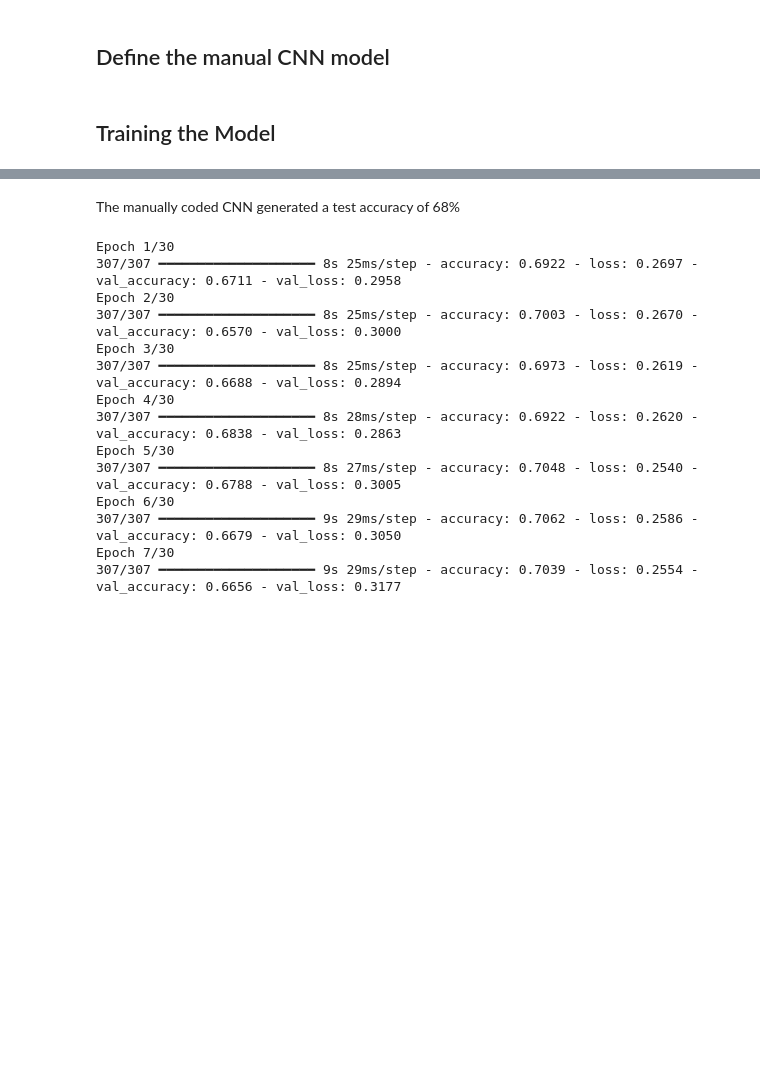
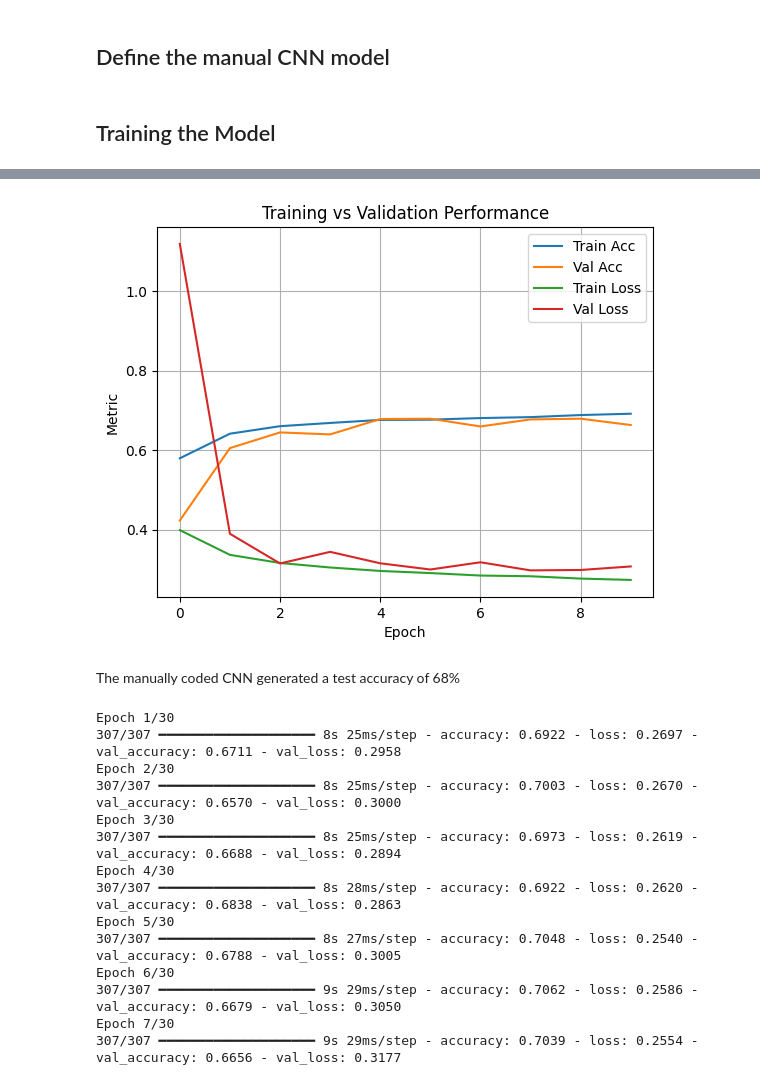
Before and after one commit to cgk18/ekg, a Jupyter notebook: signal_ml.ipynb, the cells around one changed output, grey strips where cells are left out. Drawn from its saved outputs; the diff is of its cells as text; code cells hidden in the pictures; blank space fills up the shorter version.

```diff
--- a/signal_ml.ipynb
+++ b/signal_ml.ipynb
@@ -12,7 +12,7 @@ def load_raw_data(df, sampling_rate, path):
     data = np.array([signal for signal, meta in data])
     return data
 # %%
-path = 'dat/ptb-xl-a-large-publicly-available-electrocardiography-dataset-1.0.3/'
+path = '/Volumes/HARDDRIVE/ptb-xl-a-large-publicly-available-electrocardiography-dataset-1.0.3/'
 sampling_rate=100
 Y = pd.read_csv(path+'ptbxl_database.csv', index_col='ecg_id')
 Y.scp_codes = Y.scp_codes.apply(lambda x: ast.literal_eval(x))
@@ -218,3 +218,18 @@ Test Accuracy: 0.6783
+# %%
+import matplotlib.pyplot as plt
+
+plt.plot(history.history['accuracy'], label='Train Acc')
+plt.plot(history.history['val_accuracy'], label='Val Acc')
+plt.plot(history.history['loss'], label='Train Loss')
+plt.plot(history.history['val_loss'], label='Val Loss')
+plt.legend()
+plt.title("Training vs Validation Performance")
+plt.xlabel("Epoch")
+plt.ylabel("Metric")
+plt.grid(True)
+plt.show()
+# %% [output]
+[figure, added]
 # %% [markdown]
 The manually coded CNN generated a test accuracy of 68%
 # %%
```
Also changed, not shown: parts of 10 cells of this notebook, 2 other files.
